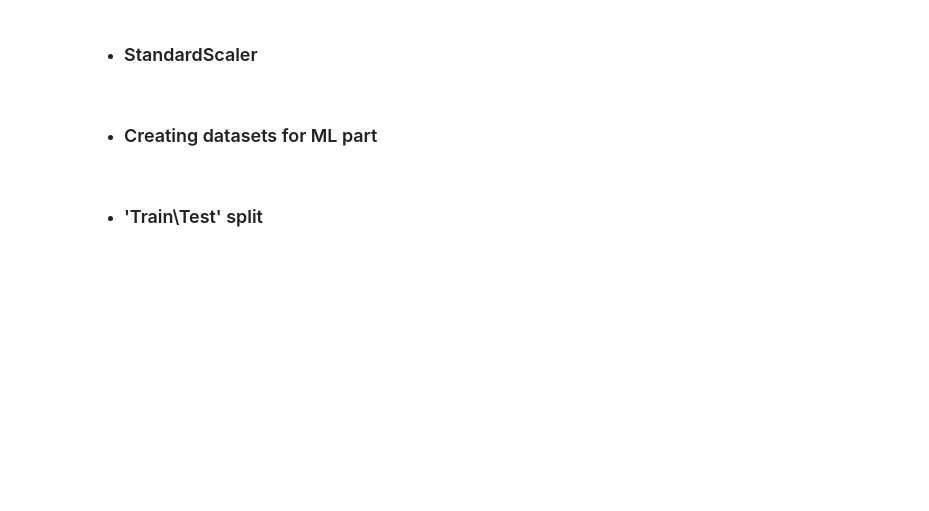
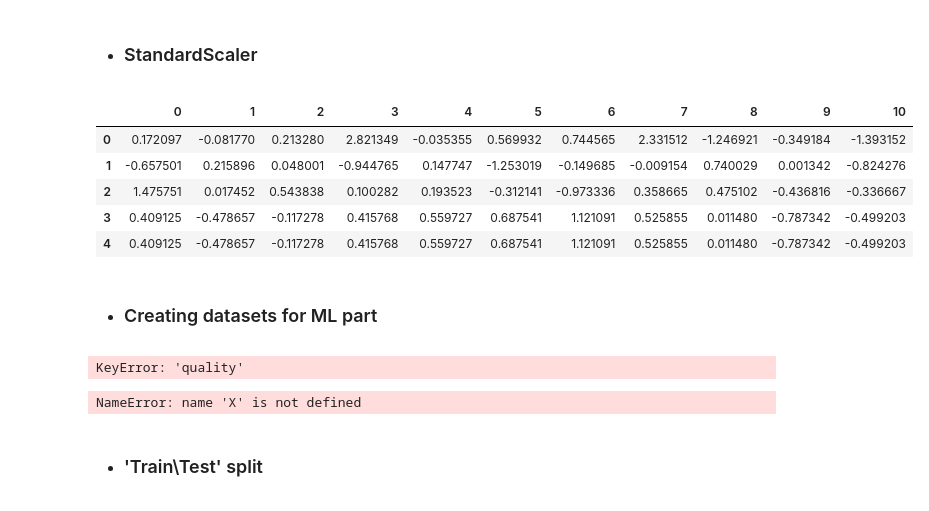
Before and after one commit to iDIZZZEL/Practic-ML-101, a Jupyter notebook: Module3-L2/Practice 2/Winequality - Practice.ipynb, the cells around one changed output. Cells and saved outputs as stored; diff of their text form; code cells hidden in the pictures; blank space fills up the shorter version.

```diff
--- a/Module3-L2/Practice 2/Winequality - Practice.ipynb
+++ b/Module3-L2/Practice 2/Winequality - Practice.ipynb
@@ -122,5 +235,13 @@ Predict which wines are 'Good/1' and 'Not Good/0' (use binary classification; ch
 # %% [markdown]
 * ### Drop column 'quality'
+# %%
+dataset = dataset.drop(columns=['quality'])
+
+# for under-sampling dataset
+#dataset_under = dataset_under.drop(columns=['quality'])
+
+# for over-sampling dataset
+#dataset_over = dataset_over.drop(columns=['quality'])
 # %% [markdown]
 ## Part 3: Data Wrangling and Transformation.
 # %% [markdown]
@@ -130,15 +249,45 @@ Predict which wines are 'Good/1' and 'Not Good/0' (use binary classification; ch
+# %%
+# StandardScaler
+sc = StandardScaler()
+
+dataset_sc = sc.fit_transform(dataset)
+
+# for under-sampling dataset
+#dataset_sc = sc.fit_transform(dataset_under)
+
+# for over-sampling dataset
+#dataset_sc = sc.fit_transform(dataset_over)
+
+dataset_sc = pd.DataFrame(dataset_sc)
+dataset_sc.head()
+# %% [output]
+|  | 0 | 1 | 2 | 3 | 4 | 5 | 6 | 7 | 8 | 9 | 10 |
+| 0 | 0.172097 | -0.081770 | 0.213280 | 2.821349 | -0.035355 | 0.569932 | 0.744565 | 2.331512 | -1.246921 | -0.349184 | -1.393152 |
+| 1 | -0.657501 | 0.215896 | 0.048001 | -0.944765 | 0.147747 | -1.253019 | -0.149685 | -0.009154 | 0.740029 | 0.001342 | -0.824276 |
+| 2 | 1.475751 | 0.017452 | 0.543838 | 0.100282 | 0.193523 | -0.312141 | -0.973336 | 0.358665 | 0.475102 | -0.436816 | -0.336667 |
+| 3 | 0.409125 | -0.478657 | -0.117278 | 0.415768 | 0.559727 | 0.687541 | 1.121091 | 0.525855 | 0.011480 | -0.787342 | -0.499203 |
+| 4 | 0.409125 | -0.478657 | -0.117278 | 0.415768 | 0.559727 | 0.687541 | 1.121091 | 0.525855 | 0.011480 | -0.787342 | -0.499203 |
 # %% [markdown]
 * ### Creating datasets for ML part
 # %%
 # set 'X' for features' and y' for the target ('quality').
-
+y = dataset['quality']
+X = dataset.drop('quality',  axis=1)
 
 # for under-sampling dataset
-
+#y = dataset_under['quality']
+#X = dataset_under.drop('quality',  axis=1)
 
 # for over-sampling dataset
+#y = dataset_over['quality']
+#X = dataset_over.drop('quality',  axis=1)
+# %% [output]
+KeyError: 'quality'
 # %%
 # preview of the first 5 lines of the loaded data
+X.head()
+# %% [output]
+NameError: name 'X' is not defined
 # %% [markdown]
 * ### 'Train\Test' split
 # %%
```
Also changed, not shown: parts of 17 cells of this notebook.
